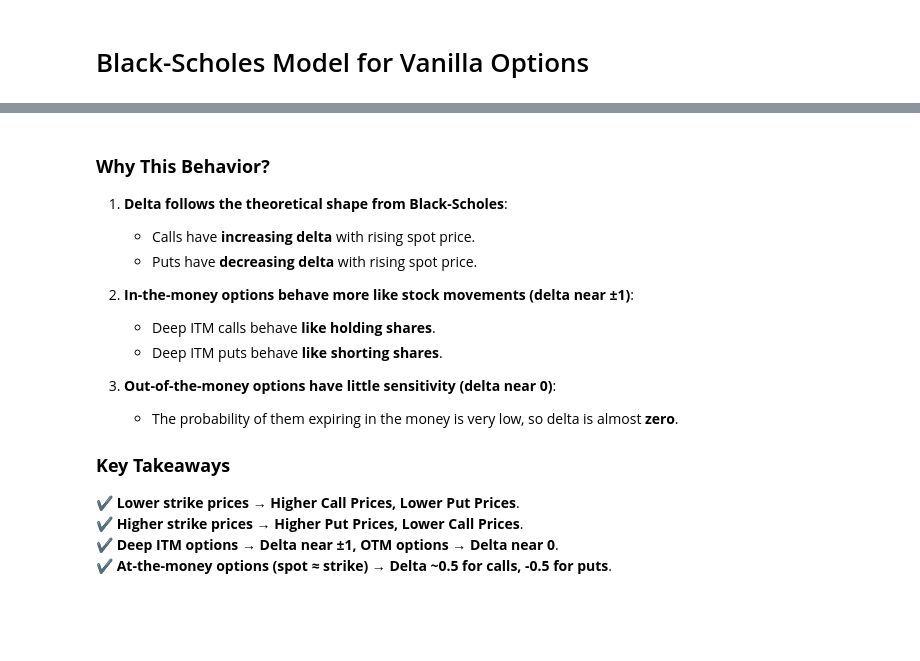
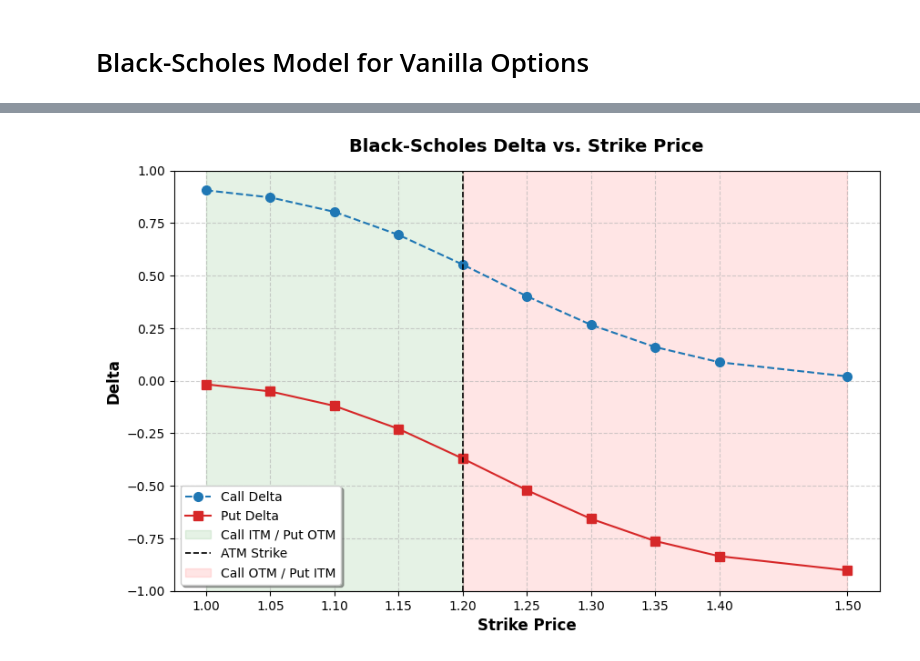
Before and after one commit to VagNikli/FX-Option-Pricing-Model, a Jupyter notebook: notebooks/01_black_scholes_basics.ipynb, the cells around one changed output, grey strips where cells are left out. Drawn from its saved outputs; the diff is of its cells as text; code cells hidden in the pictures; blank space fills up the shorter version.

```diff
--- a/notebooks/01_black_scholes_basics.ipynb
+++ b/notebooks/01_black_scholes_basics.ipynb
@@ -161,19 +218,50 @@ This graph shows the **sensitivity (Delta)** of each option to small changes in
-# %% [markdown]
-### **Why This Behavior?**
-1. **Delta follows the theoretical shape from Black-Scholes**:
-   - Calls have **increasing delta** with rising spot price.
-   - Puts have **decreasing delta** with rising spot price.
-
-2. **In-the-money options behave more like stock movements (delta near ±1)**:
-   - Deep ITM calls behave **like holding shares**.
-   - Deep ITM puts behave **like shorting shares**.
-
-3. **Out-of-the-money options have little sensitivity (delta near 0)**:
-   - The probability of them expiring in the money is very low, so delta is almost **zero**.
-
-
-### **Key Takeaways**
-✔ **Lower strike prices → Higher Call Prices, Lower Put Prices**.
-✔ **Higher strike prices → Higher Put Prices, Lower Call Prices**.
-✔ **Deep ITM options → Delta near ±1, OTM options → Delta near 0**.
-✔ **At-the-money options (spot ≈ strike) → Delta ~0.5 for calls, -0.5 for puts**.
+# %%
+# Define FX market parameters
+spot_price = 1.20  # EUR/USD FX rate
+time_to_maturity = 2
+volatility = 0.07  # 7% annualized implied volatility
+domestic_rate = 0.05  # USD risk-free rate
+foreign_rate = 0.04  # EUR risk-free rate
+
+# Define a range of strike prices
+strike_prices = np.array([1.00, 1.05, 1.10, 1.15, 1.20, 1.25, 1.30, 1.35, 1.40, 1.50])
+
+# Store Delta values
+call_deltas = []
+put_deltas = []
+
+# Compute Delta for each strike price
+for K in strike_prices:
+    bs_model = BlackScholes(spot_price, K, time_to_maturity, volatility, domestic_rate, foreign_rate)
+    call_deltas.append(bs_model.delta("call"))
+    put_deltas.append(bs_model.delta("put"))
+
+# Convert to numpy arrays for safety
+call_deltas = np.array(call_deltas)
+put_deltas = np.array(put_deltas)
+
+# Create the plot
+plt.figure(figsize=(10, 6))
+plt.plot(strike_prices, call_deltas, label="Call Delta", linestyle="--", color="#1f77b4", marker="o", markersize=7)
+plt.plot(strike_prices, put_deltas, label="Put Delta", linestyle="-", color="#d62728", marker="s", markersize=7)
+
+# Highlight ITM, ATM, OTM regions
+plt.axvspan(1.00, spot_price, color="green", alpha=0.1, label="Call ITM / Put OTM")
+plt.axvline(spot_price, color="black", linestyle="--", linewidth=1.2, label="ATM Strike")
+plt.axvspan(spot_price, 1.50, color="red", alpha=0.1, label="Call OTM / Put ITM")
+
+# Labels and title
+plt.xlabel("Strike Price", fontsize=12, fontweight="bold")
+plt.ylabel("Delta", fontsize=12, fontweight="bold")
+plt.title("Black-Scholes Delta vs. Strike Price", fontsize=14, fontweight="bold", pad=15)
+plt.legend(loc="lower left", fontsize=10, frameon=True, shadow=True)
+
+# Grid & formatting
+plt.grid(True, linestyle="--", alpha=0.6)
+plt.xticks(strike_prices, fontsize=10)
+plt.yticks(np.linspace(-1, 1, 9), fontsize=10)
+
+# Show the plot
+plt.show()
+# %% [output]
+[figure, added]
```
Also changed, not shown: parts of 12 cells of this notebook, 14 other files.
